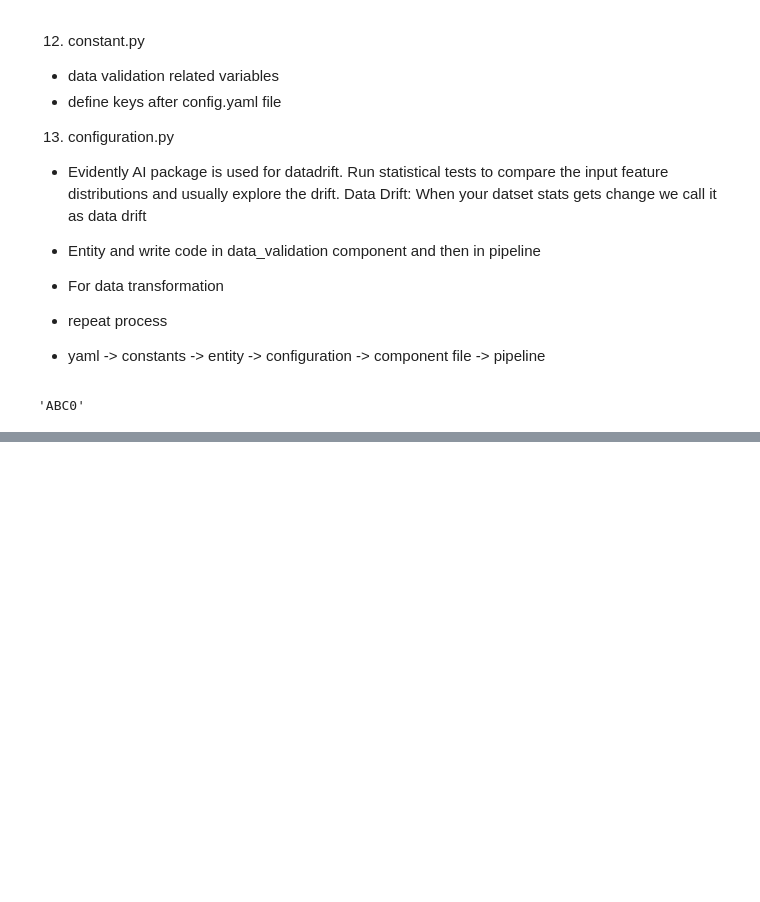
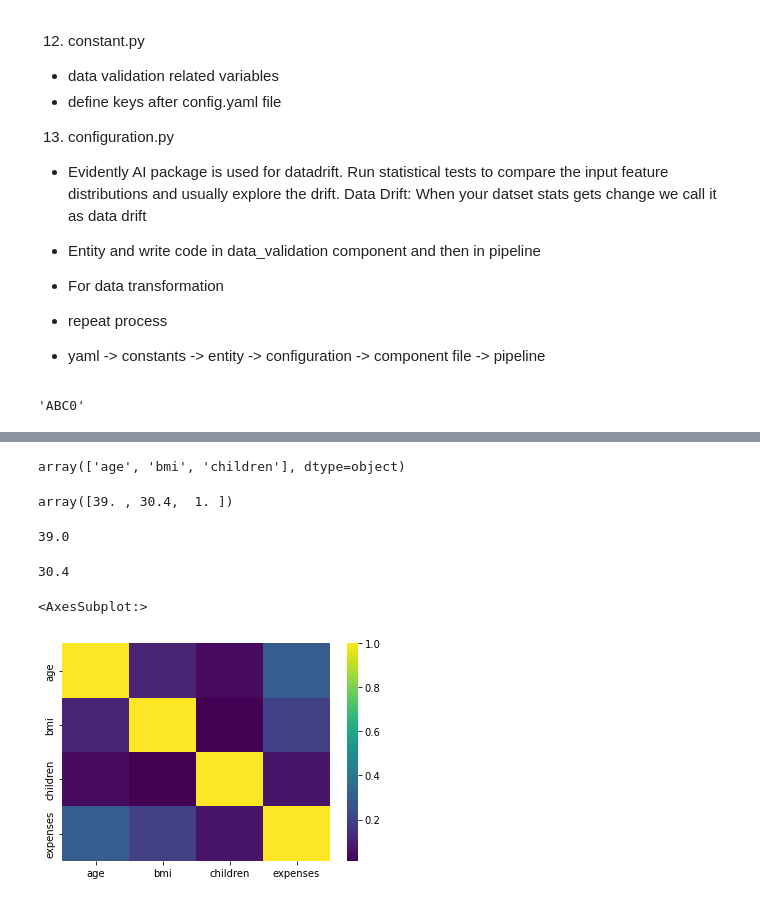
Before and after one commit to Algo52/Insurance_Premium_Predicition, a Jupyter notebook: Notes/notes.ipynb, the cells around one changed output, grey strips where cells are left out. Drawn from its saved outputs; the diff is of its cells as text; code cells hidden in the pictures; blank space fills up the shorter version.

```diff
--- a/Notes/notes.ipynb
+++ b/Notes/notes.ipynb
@@ -459,0 +635,16 @@ dict1["C"][0]
+# %%
+simple_imputer.feature_names_in_
+# %% [output]
+array(['age', 'bmi', 'children'], dtype=object)
+# %%
+simple_imputer.statistics_
+# %% [output]
+array([39. , 30.4,  1. ])
+# %%
+x.age.median()
+# %% [output]
+39.0
+# %%
+df.bmi.median()
+# %% [output]
+30.4
@@ -459,0 +657,5 @@ dict1["C"][0]
+# %%
+sns.heatmap(df.corr(), cmap='viridis')
+# %% [output]
+<AxesSubplot:>
+[figure, added]
```
Also changed, not shown: parts of 28 cells of this notebook, 4 other files.
